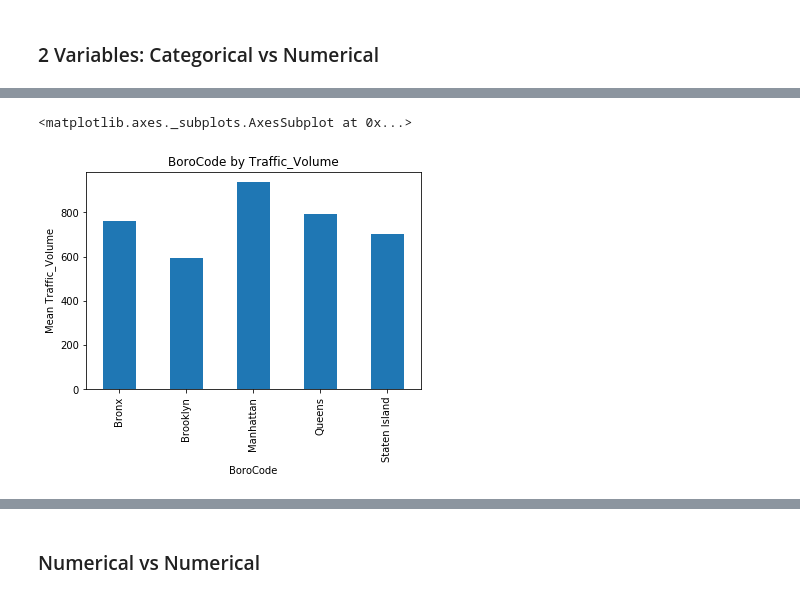
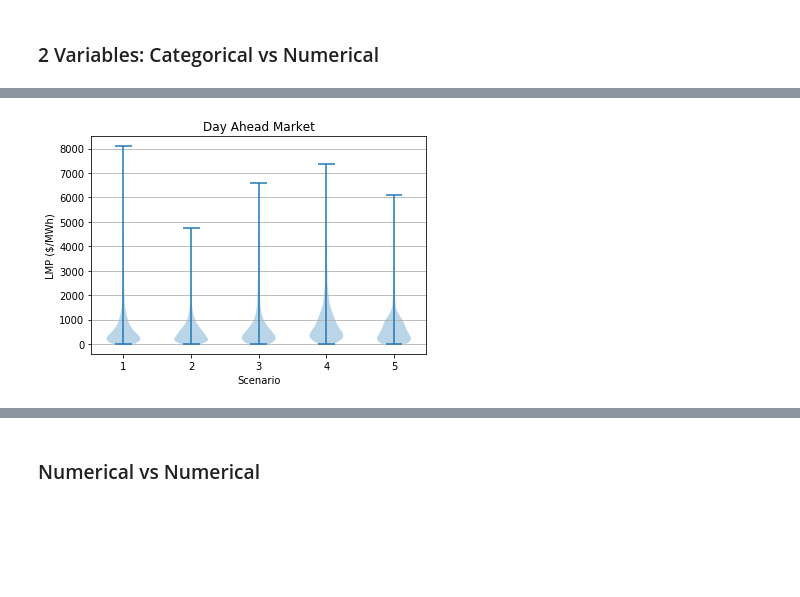
Before and after one commit to benduong2001/ArcGIS_Project_nyc_traffic, a Jupyter notebook: arcgis_project_nyc_traffic_part3_EDA.ipynb, the cells around one changed output, grey strips where cells are left out. Saved outputs shown, nothing was run; the diff lists cells and outputs as text; code cells hidden in the pictures; blank space fills up the shorter version.

```diff
--- a/arcgis_project_nyc_traffic_part3_EDA.ipynb
+++ b/arcgis_project_nyc_traffic_part3_EDA.ipynb
@@ -123 +97,18 @@ EDA_barplot(nyc_traffic_EDA, "BoroCode", "SubwayProximity")
+# %%
+fig, axes = plt.subplots()
+TABLE = nyc_traffic_EDA.copy()
+boroughs = list(pd.unique(TABLE["BoroCode"]))
+violinplot_dataset = [
+    TABLE[TABLE["BoroCode"] == borough]["Traffic_Volume"].values for borough in boroughs
+]
+axes.violinplot(dataset = violinplot_dataset )
+
+axes.set_title('Day Ahead Market')
+axes.yaxis.grid(True)
+axes.set_xlabel('Scenario')
+axes.set_ylabel('LMP ($/MWh)')
+
+plt.show()
+# %% [output]
+[figure, added]
 # %%
@@ -125,5 +115,0 @@ EDA_barplot(nyc_traffic_EDA, "BoroCode", "SubwayProximity")
-# %%
-EDA_barplot(nyc_traffic_EDA, "BoroCode", "Traffic_Volume")
-# %% [output]
-<matplotlib.axes._subplots.AxesSubplot at 0x...>
-[figure, removed]
```
Also changed, not shown: parts of 68 cells of this notebook.
